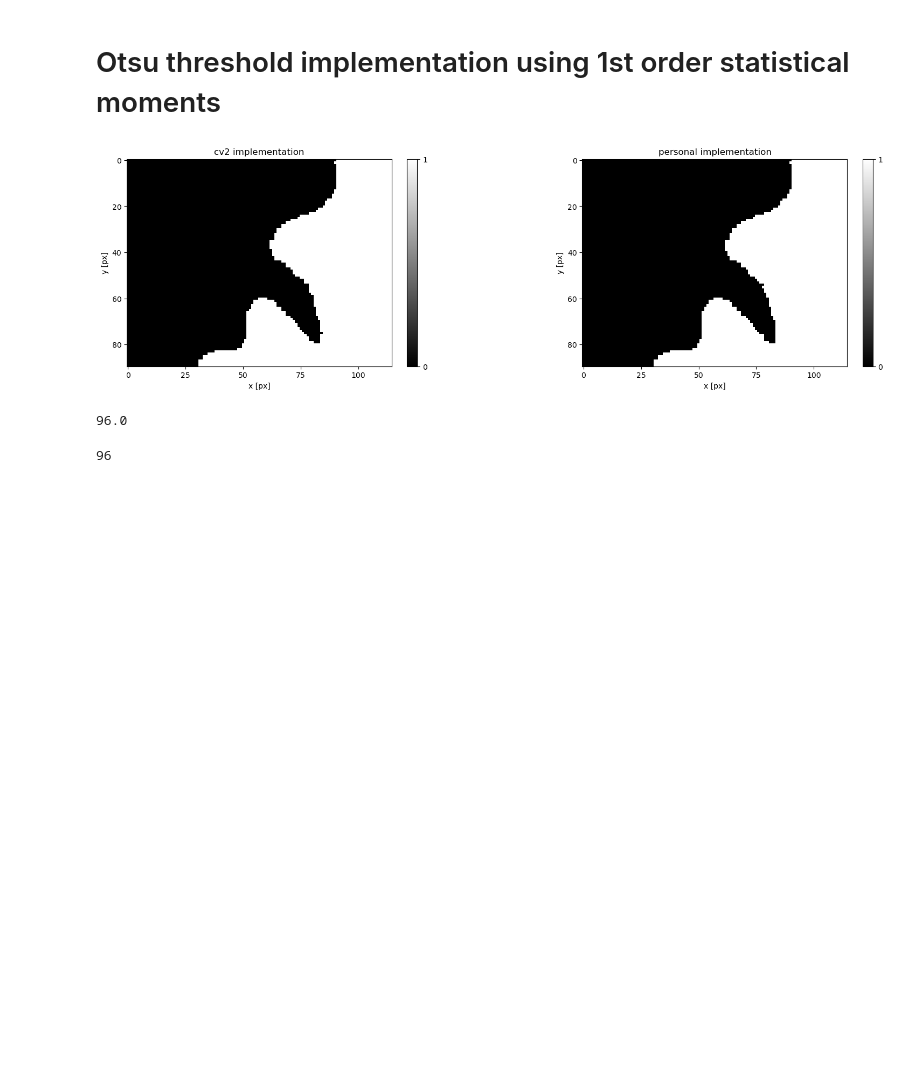
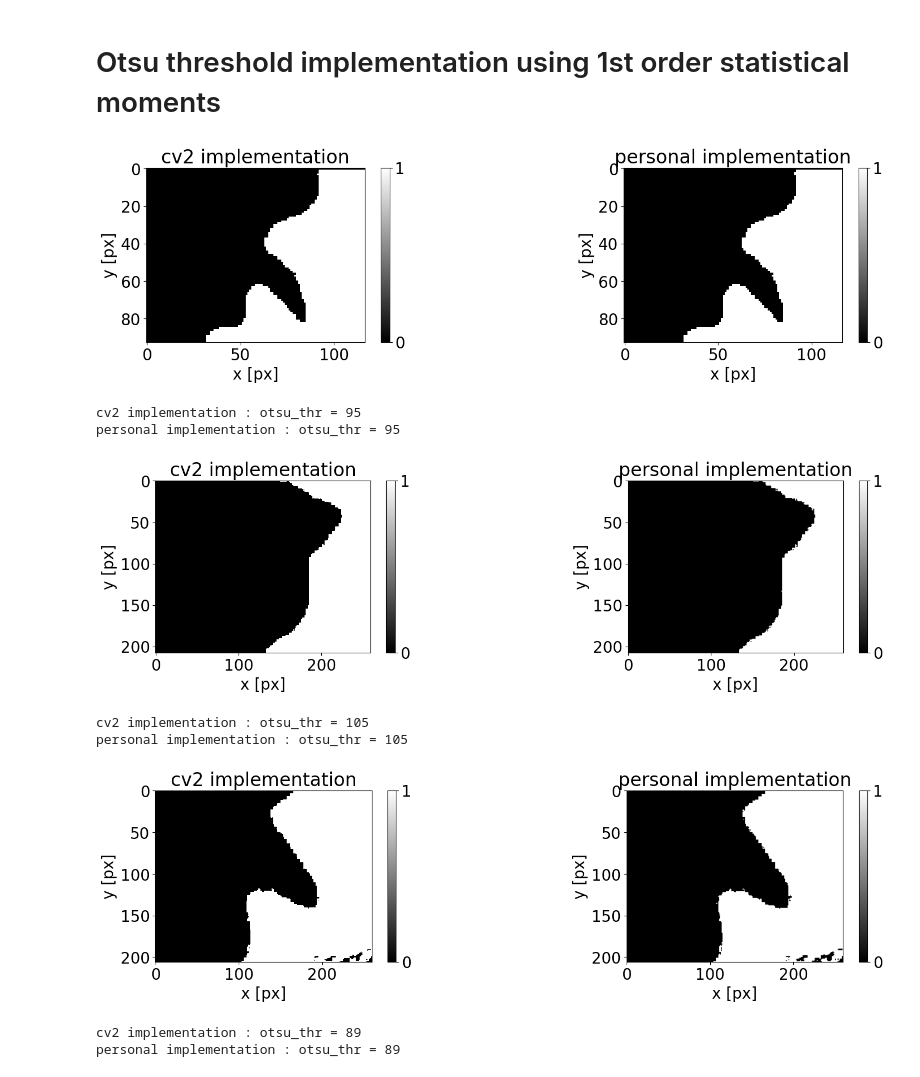
Before and after one commit to oussamachaib/otsu_segmentation, a Jupyter notebook: main.ipynb, the cells around one changed output. Saved outputs shown, nothing was run; the diff lists cells and outputs as text; code cells hidden in the pictures; blank space fills up the shorter version.

```diff
--- a/main.ipynb
+++ b/main.ipynb
@@ -6,36 +6,40 @@ import matplotlib.pyplot as plt
 import cv2
 import ipywidgets
 from otsu_segmentation import otsu
-# %%
-img = cv2.imread("demo.png",cv2.IMREAD_GRAYSCALE)
 # %%
-fig, (ax1, ax2) = plt.subplots(1, 2, figsize=(20, 5))
+for img_id in [1,2,3]:
+    img = cv2.imread(f"demo{img_id}.png",cv2.IMREAD_GRAYSCALE)
+    fig, (ax1, ax2) = plt.subplots(1, 2, figsize=(20, 4))
 
-plt.subplot(121)
-cv2_otsu_threshold,img1 = cv2.threshold(img,0,255,cv2.THRESH_OTSU)
-plt.imshow(img1, cmap='gray', vmin=0, vmax=1)
-plt.colorbar(fraction=0.035, pad=0.04,ticks=[0, 1])
-plt.xlabel("x [px]")
-plt.ylabel("y [px]")
-plt.title('cv2 implementation')
+    plt.subplot(121)
+    cv2_otsu_threshold,img1 = cv2.threshold(img,0,255,cv2.THRESH_OTSU)
+    plt.imshow(img1, cmap='gray', vmin=0, vmax=1)
+    plt.colorbar(fraction=0.035, pad=0.04,ticks=[0, 1])
+    plt.xlabel("x [px]")
+    plt.ylabel("y [px]")
+    plt.title('cv2 implementation')
 
-plt.subplot(122)
-otsu_threshold = otsu(img/np.max(img))
-binary_image = (img>=otsu_threshold).astype(int)
-plt.imshow(binary_image, cmap='gray', vmin=0, vmax=1)
-plt.colorbar(fraction=0.035, pad=0.04,ticks=[0, 1])
-plt.xlabel("x [px]")
-plt.ylabel("y [px]")
-plt.title('personal implementation')
-plt.rcParams.update({'font.size': 20})
-plt.show()
+    plt.subplot(122)
+    otsu_threshold = otsu(img/np.max(img))
+    binary_image = (img>=otsu_threshold).astype(int)
+    plt.imshow(binary_image, cmap='gray', vmin=0, vmax=1)
+    plt.colorbar(fraction=0.035, pad=0.04,ticks=[0, 1])
+    plt.xlabel("x [px]")
+    plt.ylabel("y [px]")
+    plt.title('personal implementation')
+    plt.rcParams.update({'font.size': 20})
+    plt.show()
+
+    print(f"cv2 implementation : otsu_thr = {int(cv2_otsu_threshold)}")
+    print(f"personal implementation : otsu_thr = {otsu_threshold}")
+    print("\n")
 # %% [output]
-[figure, old version]
+[figure, new version]
+cv2 implementation : otsu_thr = 95
+personal implementation : otsu_thr = 95
+[figure, added]
+cv2 implementation : otsu_thr = 105
+personal implementation : otsu_thr = 105
+[figure, added]
+cv2 implementation : otsu_thr = 89
+personal implementation : otsu_thr = 89
-# %%
-cv2_otsu_threshold
-# %% [output]
-96.0
-# %%
-otsu_threshold
-# %% [output]
-96
```
Also changed, not shown: 4 other files.
